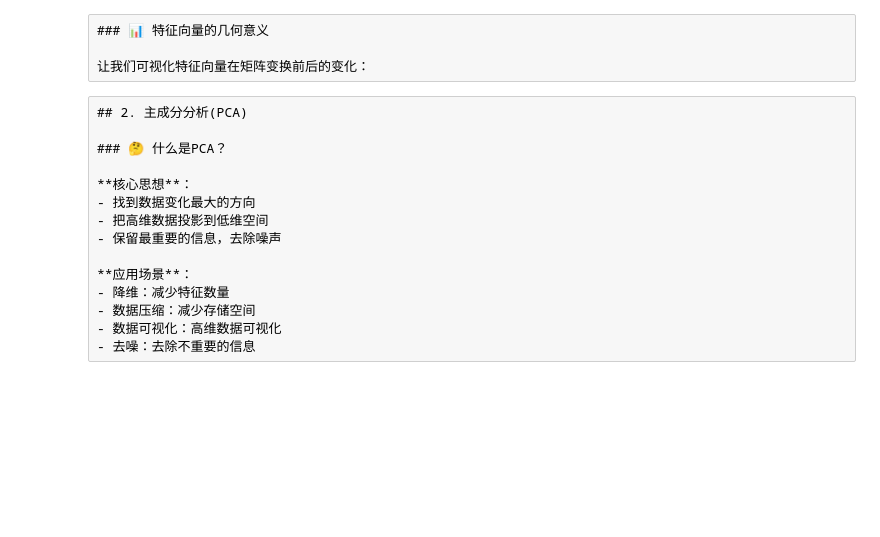
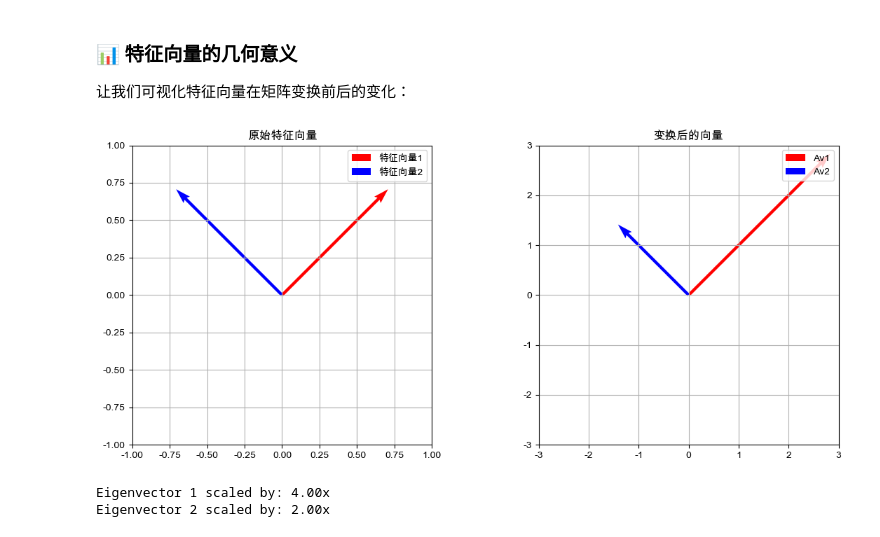
Before and after one commit to changyu496/ml_learning, a Jupyter notebook: 核心学习内容/第7天-线性代数进阶/day7_linear_algebra_advanced.ipynb, the cells around one changed output. Drawn from its saved outputs; the diff is of its cells as text; code cells hidden in the pictures; blank space fills up the shorter version.

```diff
--- a/核心学习内容/第7天-线性代数进阶/day7_linear_algebra_advanced.ipynb
+++ b/核心学习内容/第7天-线性代数进阶/day7_linear_algebra_advanced.ipynb
@@ -130,0 +15,23 @@ test_font_display()
+# %%
+import numpy as np
+import matplotlib.pyplot as plt
+import platform
+
+# 设置中文字体
+plt.rcParams['font.sans-serif'] = ['Arial Unicode MS', 'SimHei']
+plt.rcParams['axes.unicode_minus'] = False
+
+# 设置图表样式
+plt.style.use('default')  # 使用默认样式，简洁清晰
+
+# 根据系统自动选择字体
+if platform.system() == 'Darwin':  # macOS
+    plt.rcParams['font.sans-serif'] = ['Arial Unicode MS', 'Hiragino Sans GB']
+elif platform.system() == 'Windows':
+    plt.rcParams['font.sans-serif'] = ['SimHei', 'Microsoft YaHei']
+else:  # Linux
+    plt.rcParams['font.sans-serif'] = ['WenQuanYi Micro Hei', 'SimHei']
+
+plt.rcParams['axes.unicode_minus'] = False
+
+print("📊 第7天：线性代数进阶")
@@ -156,7 +96,7 @@ print("\n差异 (应该接近0):", np.abs(A @ v1 - λ1 * v1))
-# %% [raw]
-### 📊 特征向量的几何意义
-
-让我们可视化特征向量在矩阵变换前后的变化：
+# %% [markdown]
+### 📊 特征向量的几何意义
+
+让我们可视化特征向量在矩阵变换前后的变化：
 # %%
 # 可视化特征向量
 fig, (ax1, ax2) = plt.subplots(1, 2, figsize=(12, 5))
@@ -169,59 +109,41 @@ v2 = eigenvectors[:, 1]
 Av1 = A @ v1
 Av2 = A @ v2
 
-# 根据字体支持情况选择标签
-if use_chinese_labels:
-    # 中文标签
-    labels = ['特征向量1', '特征向量2']
-    titles = ['原始特征向量', '变换后的向量']
-    feature_text = ['特征1', '特征2']
-else:
-    # 英文标签
-    labels = ['Eigenvector 1', 'Eigenvector 2']
-    titles = ['Original Eigenvectors', 'Transformed Vectors']
-    feature_text = ['Feature 1', 'Feature 2']
+# 中文标签
+labels = ['特征向量1', '特征向量2']
+titles = ['原始特征向量', '变换后的向量']
+feature_text = ['特征1', '特征2']
 
 # 绘制原始特征向量
 ax1.quiver(0, 0, v1[0], v1[1], angles='xy', scale_units='xy', scale=1,
           color='red', width=0.01, label=labels[0])
 ax1.quiver(0, 0, v2[0], v2[1], angles='xy', scale_units='xy', scale=1,
           color='blue', width=0.01, label=labels[1])
 ax1.set_xlim(-1, 1)
 ax1.set_ylim(-1, 1)
 ax1.set_title(titles[0])
 ax1.grid(True)
 ax1.legend()
 ax1.set_aspect('equal')
 
 # 绘制变换后的向量
 ax2.quiver(0, 0, Av1[0], Av1[1], angles='xy', scale_units='xy', scale=1,
           color='red', width=0.01, label='Av1')
 ax2.quiver(0, 0, Av2[0], Av2[1], angles='xy', scale_units='xy', scale=1,
           color='blue', width=0.01, label='Av2')
 ax2.set_xlim(-3, 3)
 ax2.set_ylim(-3, 3)
 ax2.set_title(titles[1])
 ax2.grid(True)
 ax2.legend()
 ax2.set_aspect('equal')
 
 plt.tight_layout()
 plt.show()
 
 print(f"Eigenvector 1 scaled by: {eigenvalues[0]:.2f}x")
 print(f"Eigenvector 2 scaled by: {eigenvalues[1]:.2f}x")
+# %% [output]
+[figure, added]
+Eigenvector 1 scaled by: 4.00x
+Eigenvector 2 scaled by: 2.00x
-# %% [raw]
-## 2. 主成分分析(PCA)
-
-### 🤔 什么是PCA？
-
-**核心思想**：
-- 找到数据变化最大的方向
-- 把高维数据投影到低维空间
-- 保留最重要的信息，去除噪声
-
-**应用场景**：
-- 降维：减少特征数量
-- 数据压缩：减少存储空间
-- 数据可视化：高维数据可视化
-- 去噪：去除不重要的信息
```
Also changed, not shown: parts of 44 cells of this notebook, 22 other files.
